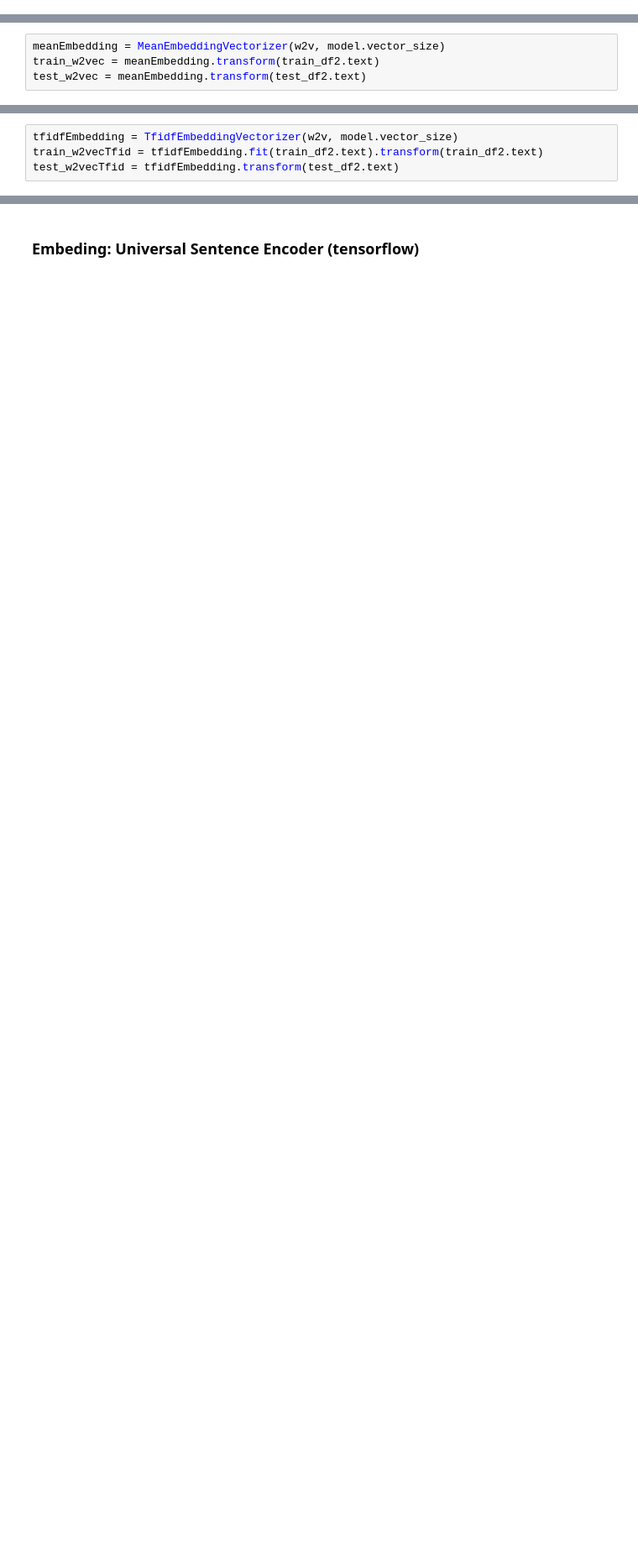
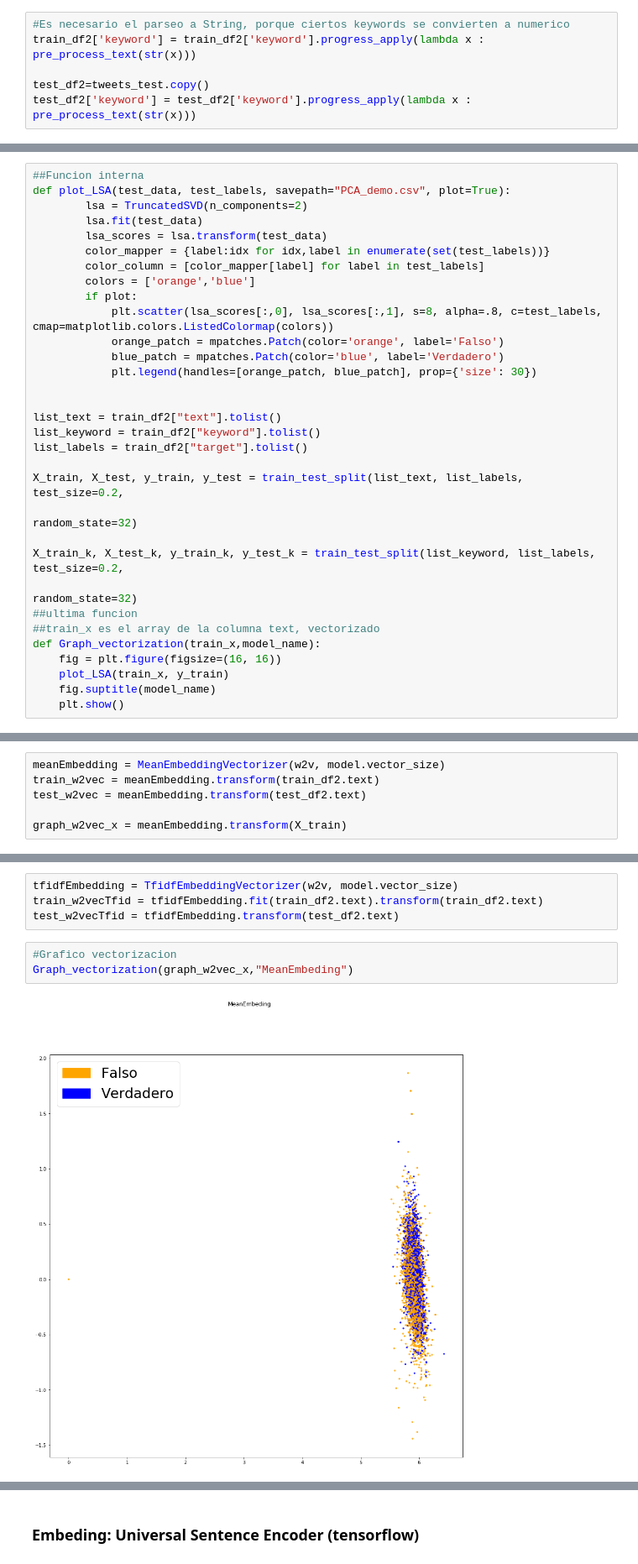
Before and after one commit to vnbarr/75.06-Datos, a Jupyter notebook: notebooks/TP2.ipynb, the cells around one changed output, grey strips where cells are left out. Shown at 84% size. Saved outputs shown, nothing was run; the diff lists cells and outputs as text; blank space fills up the shorter version.

Commit message:
Multiples cambios. Pruebas crossvalidation, agrego columnas, PCA en vectorizaciones

```diff
--- a/notebooks/TP2.ipynb
+++ b/notebooks/TP2.ipynb
@@ -261,0 +329,6 @@ test_df2['text'] = test_df2['text'].apply(lambda x : pre_process_text(x))
+# %%
+#Es necesario el parseo a String, porque ciertos keywords se convierten a numerico
+train_df2['keyword'] = train_df2['keyword'].progress_apply(lambda x : pre_process_text(str(x)))
+
+test_df2=tweets_test.copy()
+test_df2['keyword'] = test_df2['keyword'].progress_apply(lambda x : pre_process_text(str(x)))
@@ -262,3 +337,35 @@ test_df2['text'] = test_df2['text'].apply(lambda x : pre_process_text(x))
+# %%
+##Funcion interna
+def plot_LSA(test_data, test_labels, savepath="PCA_demo.csv", plot=True):
+        lsa = TruncatedSVD(n_components=2)
+        lsa.fit(test_data)
+        lsa_scores = lsa.transform(test_data)
+        color_mapper = {label:idx for idx,label in enumerate(set(test_labels))}
+        color_column = [color_mapper[label] for label in test_labels]
+        colors = ['orange','blue']
+        if plot:
+            plt.scatter(lsa_scores[:,0], lsa_scores[:,1], s=8, alpha=.8, c=test_labels, cmap=matplotlib.colors.ListedColormap(colors))
+            orange_patch = mpatches.Patch(color='orange', label='Falso')
+            blue_patch = mpatches.Patch(color='blue', label='Verdadero')
+            plt.legend(handles=[orange_patch, blue_patch], prop={'size': 30})
+
+
+list_text = train_df2["text"].tolist()
+list_keyword = train_df2["keyword"].tolist()
+list_labels = train_df2["target"].tolist()
+
+X_train, X_test, y_train, y_test = train_test_split(list_text, list_labels, test_size=0.2,
+                                                                            random_state=32)
+
+X_train_k, X_test_k, y_train_k, y_test_k = train_test_split(list_keyword, list_labels, test_size=0.2,
+                                                                            random_state=32)
+##ultima funcion
+##train_x es el array de la columna text, vectorizado
+def Graph_vectorization(train_x,model_name):
+    fig = plt.figure(figsize=(16, 16))
+    plot_LSA(train_x, y_train)
+    fig.suptitle(model_name)
+    plt.show()
 # %% [markdown]
 # Embbeding
 
@@ -327,3 +434,5 @@ w2v = dict(zip(model.wv.index2word, model.wv.syn0))
 meanEmbedding = MeanEmbeddingVectorizer(w2v, model.vector_size)
 train_w2vec = meanEmbedding.transform(train_df2.text)
 test_w2vec = meanEmbedding.transform(test_df2.text)
+
+graph_w2vec_x = meanEmbedding.transform(X_train)
@@ -331,3 +445,8 @@ test_w2vec = meanEmbedding.transform(test_df2.text)
 tfidfEmbedding = TfidfEmbeddingVectorizer(w2v, model.vector_size)
 train_w2vecTfid = tfidfEmbedding.fit(train_df2.text).transform(train_df2.text)
 test_w2vecTfid = tfidfEmbedding.transform(test_df2.text)
+# %%
+#Grafico vectorizacion
+Graph_vectorization(graph_w2vec_x,"MeanEmbeding")
+# %% [output]
+[figure, added]
```
Also changed, not shown: parts of 73 cells of this notebook, 3 other files.
